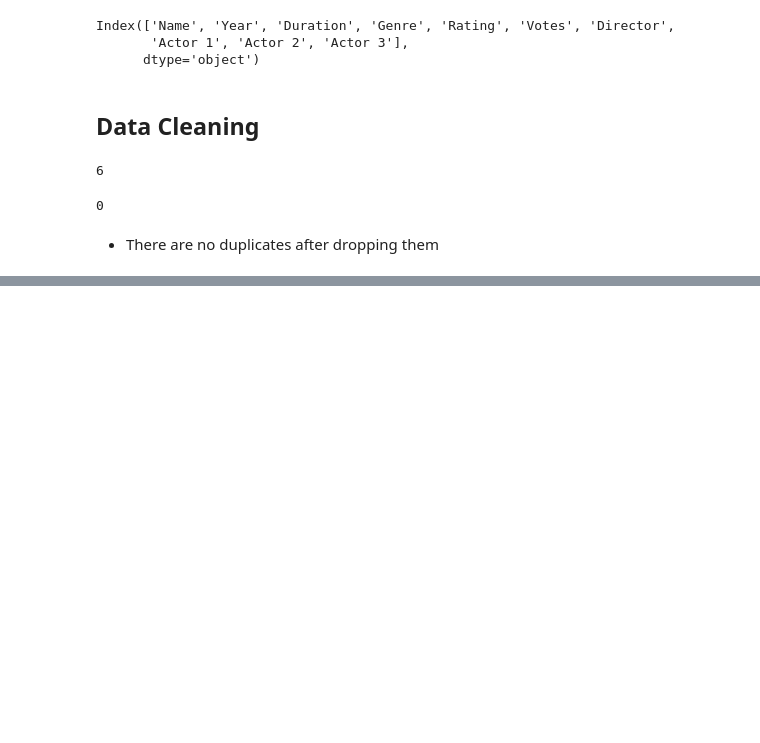
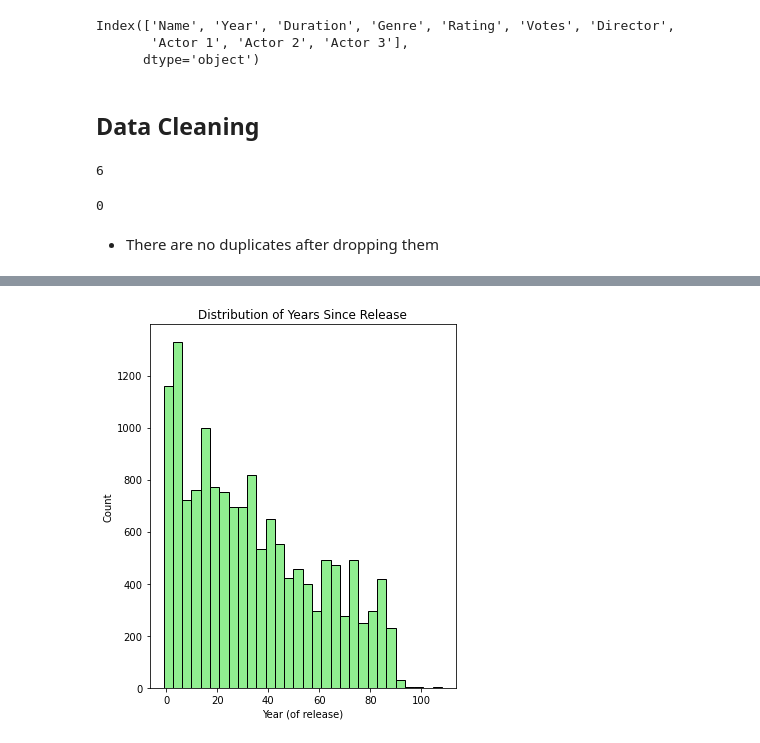
Before and after one commit to Edna722/CODSOFT_ML, a Jupyter notebook: Movie rating prediction_task 2.ipynb, the cells around one changed output, grey strips where cells are left out. Saved outputs shown, nothing was run; the diff lists cells and outputs as text; code cells hidden in the pictures; blank space fills up the shorter version.

```diff
--- a/Movie rating prediction_task 2.ipynb
+++ b/Movie rating prediction_task 2.ipynb
@@ -175,0 +343,11 @@ Actor 3              3144            20.27
+# %%
+plt.figure(figsize=(14,6))
+plt.subplot(131)
+plt.hist(movie_data['Years_Since_Release'], bins=30, color = 'lightgreen',edgecolor='black')
+plt.xlabel('Year (of release)')
+plt.ylabel('Count')
+plt.title('Distribution of Years Since Release')
+plt.tight_layout()
+plt.show()
+# %% [output]
+[figure, added]
```
Also changed, not shown: parts of 18 cells of this notebook, 1 other file.
